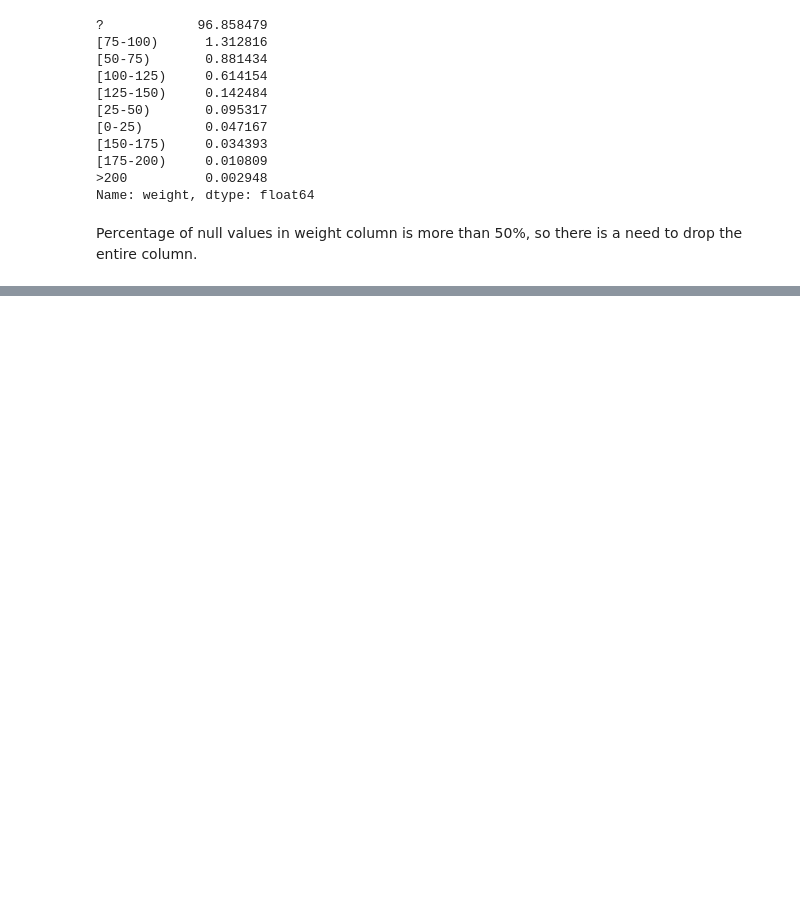
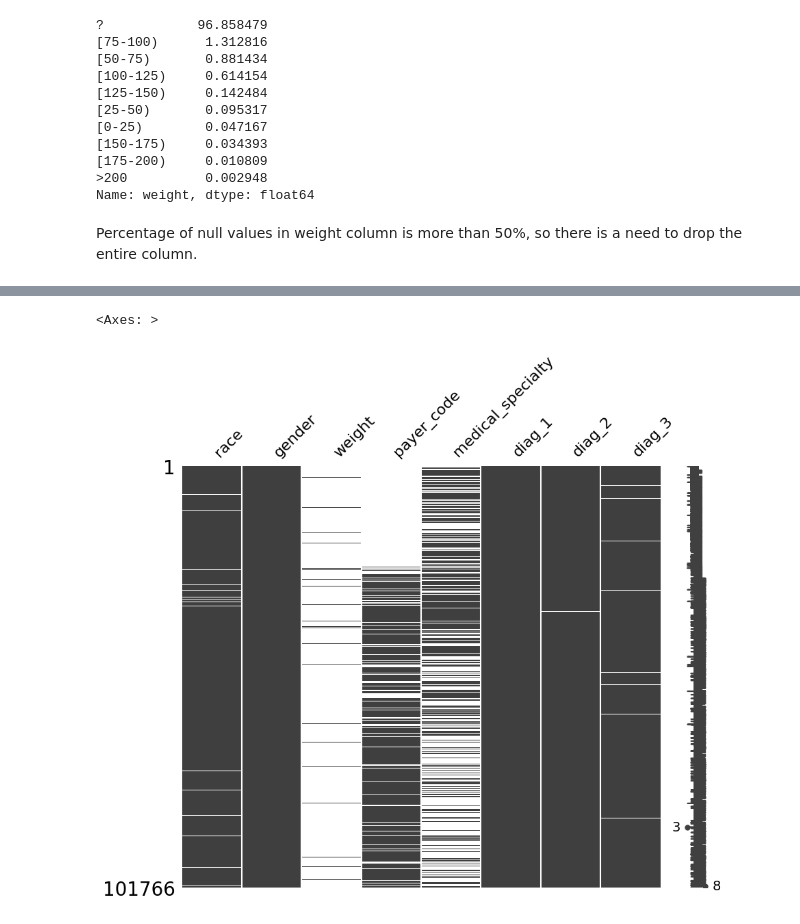
Before and after one commit to NajdekMonika/Diabetes, a Jupyter notebook: Diabetes.ipynb, the cells around one changed output, grey strips where cells are left out. Saved outputs shown, nothing was run; the diff lists cells and outputs as text; code cells hidden in the pictures; blank space fills up the shorter version.

```diff
--- a/Diabetes.ipynb
+++ b/Diabetes.ipynb
@@ -138,9 +144,0 @@ df['race'].value_counts().idxmax()
-# %%
-df.replace({'diag_1' : '?', 'diag_2' : '?', 'diag_3' : '?', 'medical_specialty' : '?', 'payer_code' : '?', 'race' : '?'},
-           {'diag_1' : df['diag_1'].value_counts().idxmax(),
-            'diag_2' : df['diag_2'].value_counts().idxmax(),
-            'diag_3' : df['diag_3'].value_counts().idxmax(),
-            'medical_specialty' : df['medical_specialty'].value_counts().index.tolist()[1],
-            'payer_code' : df['payer_code'].value_counts().index.tolist()[1],
-            'race' : df['diag_3'].value_counts().idxmax()},
-           inplace=True)
@@ -280,0 +165,2 @@ rows_to_plot
+# %%
+df = df.replace(['?', 'Unknown/Invalid'], np.NaN)
@@ -280,0 +187,3 @@ rows_to_plot
+# %%
+nan_col = df.columns[df.isna().any()].tolist()
+nan_col
@@ -280,0 +199,6 @@ rows_to_plot
+# %%
+nan_df = df[nan_col]
+msno.matrix(nan_df, figsize=(10, 8))
+# %% [output]
+<Axes: >
+[figure, added]
```
Also changed, not shown: parts of 68 cells of this notebook.
